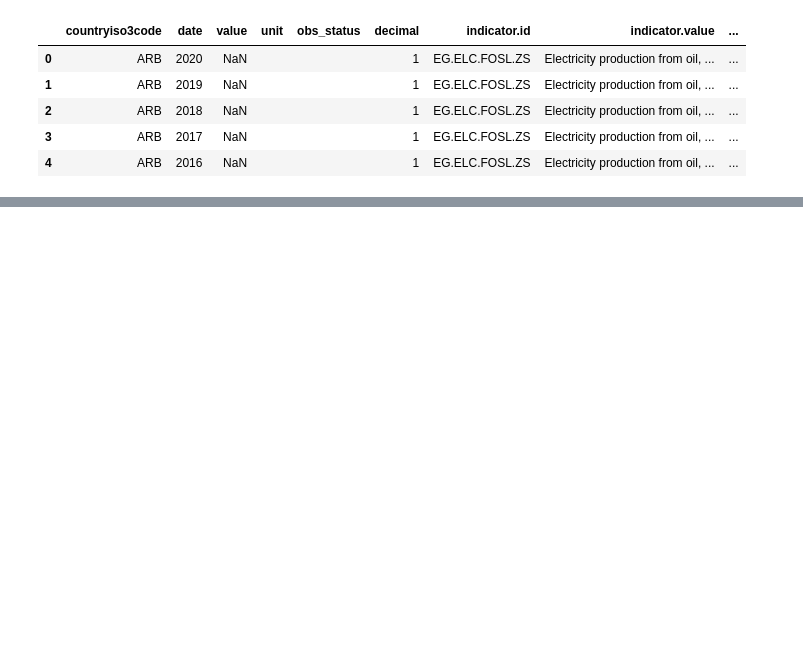
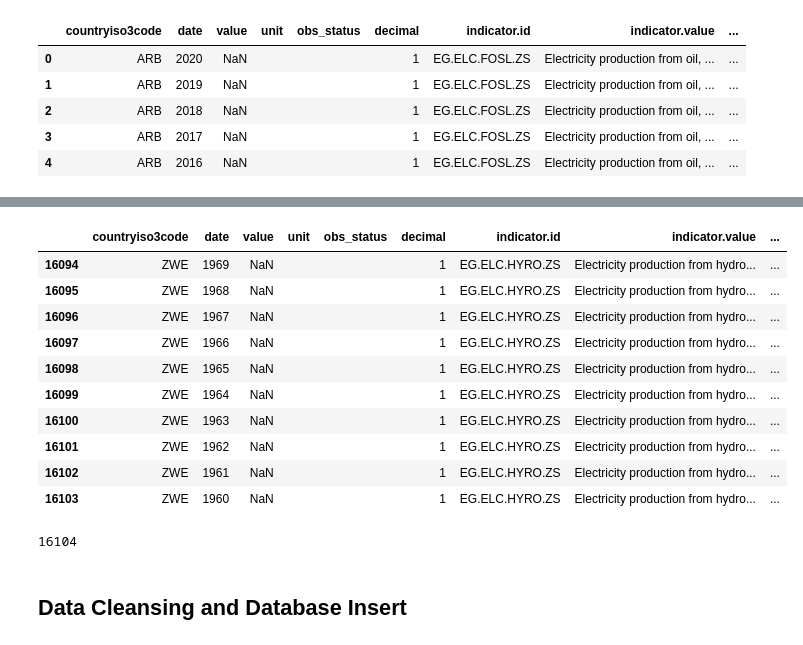
Before and after one commit to MwansaMwango/rise-of-electric-vehicles, a Jupyter notebook: data/electricity_generation.ipynb, the cells around one changed output, grey strips where cells are left out. Cells and saved outputs as stored; diff of their text form; code cells hidden in the pictures; blank space fills up the shorter version.

```diff
--- a/data/electricity_generation.ipynb
+++ b/data/electricity_generation.ipynb
@@ -74,0 +169,5 @@ print(response)
+# %%
+url = "https://api.worldbank.org/v2/en/country/all/indicator/EG.ELC.HYRO.ZS?format=json&per_page=20000&source=2"
+
+hydro_response = requests.get(url)
+hydro_json = hydro_response.json()
@@ -74,0 +183,21 @@ print(response)
+# %%
+hydro_df = pd.json_normalize(hydro_json[1])
+hydro_df.tail(10)
+# %% [output]
+|  | countryiso3code | date | value | unit | obs_status | decimal | indicator.id | indicator.value | ... |
+| 16094 | ZWE | 1969 | NaN |  |  | 1 | EG.ELC.HYRO.ZS | Electricity production from hydro... | ... |
+| 16095 | ZWE | 1968 | NaN |  |  | 1 | EG.ELC.HYRO.ZS | Electricity production from hydro... | ... |
+| 16096 | ZWE | 1967 | NaN |  |  | 1 | EG.ELC.HYRO.ZS | Electricity production from hydro... | ... |
+| 16097 | ZWE | 1966 | NaN |  |  | 1 | EG.ELC.HYRO.ZS | Electricity production from hydro... | ... |
+| 16098 | ZWE | 1965 | NaN |  |  | 1 | EG.ELC.HYRO.ZS | Electricity production from hydro... | ... |
+| 16099 | ZWE | 1964 | NaN |  |  | 1 | EG.ELC.HYRO.ZS | Electricity production from hydro... | ... |
+| 16100 | ZWE | 1963 | NaN |  |  | 1 | EG.ELC.HYRO.ZS | Electricity production from hydro... | ... |
+| 16101 | ZWE | 1962 | NaN |  |  | 1 | EG.ELC.HYRO.ZS | Electricity production from hydro... | ... |
+| 16102 | ZWE | 1961 | NaN |  |  | 1 | EG.ELC.HYRO.ZS | Electricity production from hydro... | ... |
+| 16103 | ZWE | 1960 | NaN |  |  | 1 | EG.ELC.HYRO.ZS | Electricity production from hydro... | ... |
+# %%
+print(len(hydro_df))
+# %% [output]
+16104
+# %% [markdown]
+## Data Cleansing and Database Insert
```
Also changed, not shown: parts of 34 cells of this notebook, 1 other file.
